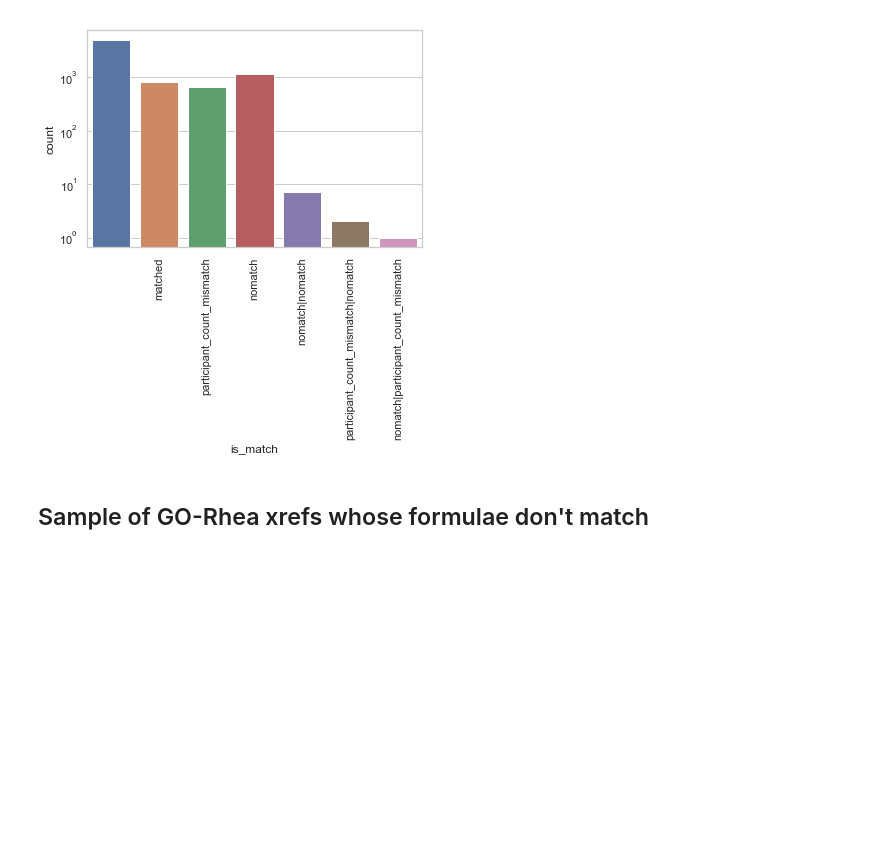
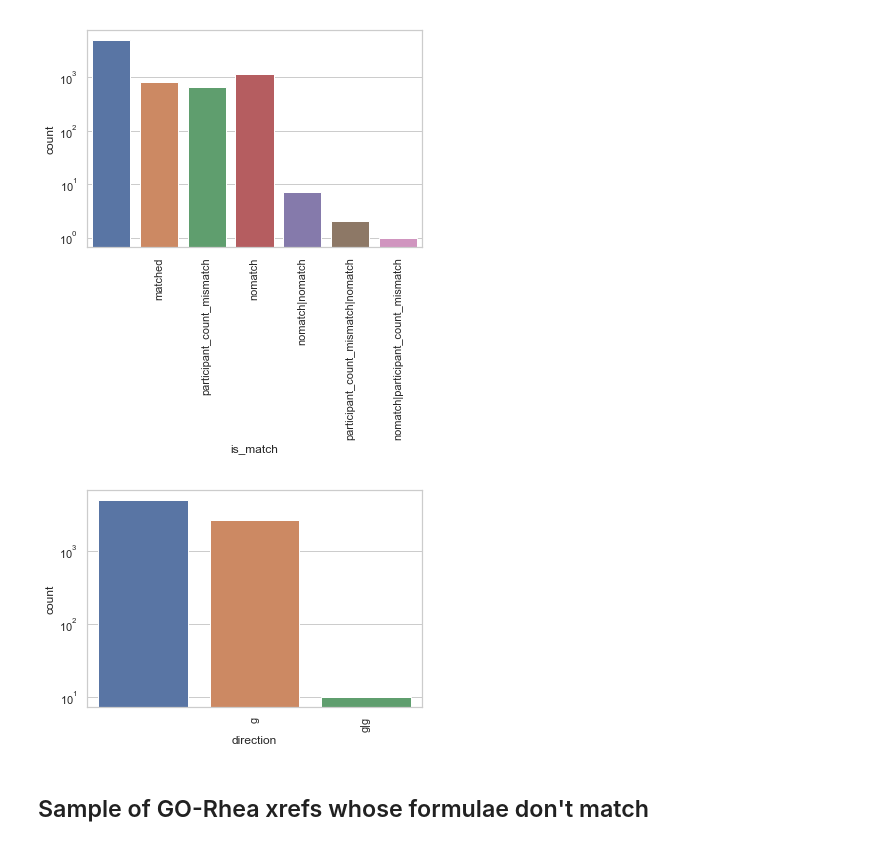
Before and after one commit to cmungall/reactioner, a Jupyter notebook: GO-TextDef-Analysis.ipynb, the cells around one changed output. Drawn from its saved outputs; the diff is of its cells as text; code cells hidden in the pictures; blank space fills up the shorter version.

```diff
--- a/GO-TextDef-Analysis.ipynb
+++ b/GO-TextDef-Analysis.ipynb
@@ -94,6 +94,12 @@ g.set_xticklabels(g.get_xticklabels(), rotation=90)
 g.set_yscale('log')
 # %% [output]
 [figure]
+# %%
+g = sns.countplot(x="direction", data=df)
+g.set_xticklabels(g.get_xticklabels(), rotation=90)
+g.set_yscale('log')
+# %% [output]
+[figure, added]
 # %% [markdown]
 ## Sample of GO-Rhea xrefs whose formulae don't match
 # %%
```
Also changed, not shown: 7 other files.
